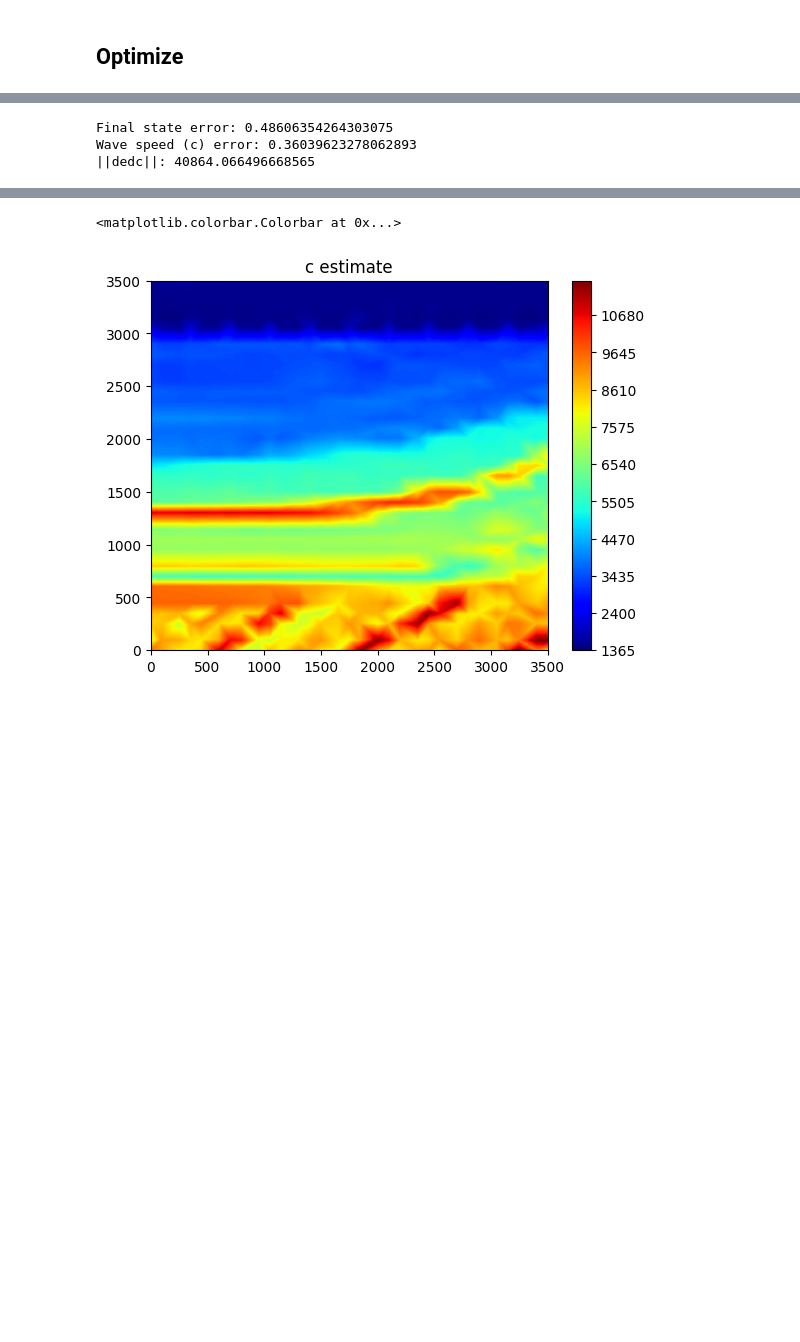
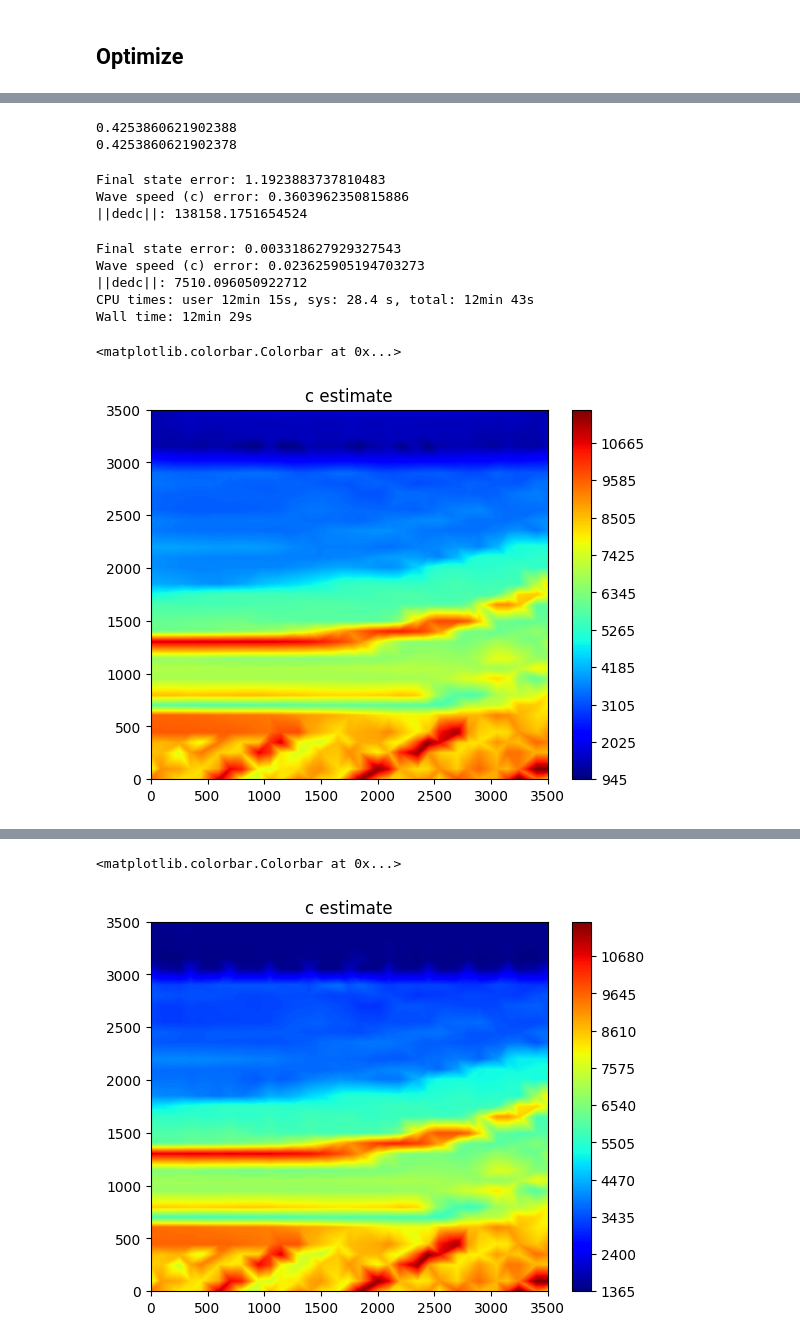
Before and after one commit to kieranricardo/ader-dg-transport, a Jupyter notebook: notebooks/dg_adjoint-receivers.ipynb, the cells around one changed output, grey strips where cells are left out. Cells and saved outputs as stored; diff of their text form; code cells hidden in the pictures; blank space fills up the shorter version.

```diff
--- a/notebooks/dg_adjoint-receivers.ipynb
+++ b/notebooks/dg_adjoint-receivers.ipynb
@@ -279,17 +251,30 @@ print((v2.ravel() * out1).sum())
+# %%
+forward_solver.cpp = False
+adjoint_solver.cpp = False
+out1 = optimizers[0].G_matvec(v1)
+out2 = optimizers[0].G_rmatvec(v2)
+
+print((v1.ravel() * out2).sum())
+print((v2.ravel() * out1).sum())
+# %% [output]
+0.4253860621902388
+0.4253860621902378
 # %%
 # error = optimizer.error(c0, fill_gradient=True)
-c_error = c0 - c_true
+c_error = c0 - c_exact
 
 weights = forward_solver.weights_2D[0][None, None, None, :] * forward_solver.dx * forward_solver.dy * 0.25
 final_state_norm = sum(0.5 * (weights * opt.target_data**2).sum() for opt in optimizers)
-c_norm = 0.5 * (c_true * c_true * forward_solver.weights_2D[None, None]).sum() * forward_solver.dx * forward_solver.dy * 0.25
+
+weights = forward_solver.weights_2D[None, None, :] * forward_solver.dx * forward_solver.dy * 0.25
+c_norm = 0.5 * (c_exact**2 * weights).sum()
 
 print('Final state error:', cost_function(c0) / final_state_norm)
-print('Wave speed (c) error:', 0.5 * (c_error * c_error * forward_solver.weights_2D[None, None]).sum() * forward_solver.dx * forward_solver.dy * 0.25 / c_norm)
+print('Wave speed (c) error:', 0.5 * (c_error**2 * weights).sum() / c_norm)
 
-dedc = optimizer.jac_function(c0)
+dedc = jac_function(c0)
 print('||dedc||:', np.linalg.norm(dedc))
 # %% [output]
-Final state error: 0.48606354264303075
-Wave speed (c) error: 0.36039623278062893
-||dedc||: 40864.066496668565
+Final state error: 1.1923883737810483
+Wave speed (c) error: 0.3603962350815886
+||dedc||: 138158.1751654524
@@ -330,3 +377,29 @@ plt.colorbar()
+# %%
+%%time
+result = scipy.optimize.minimize(
+    cost_function, c0.ravel(), jac=scaled_jac_function, method='L-BFGS-B', options=options
+)
+
+c_est = result.x.reshape(forward_solver.c.shape)
+c_error = c_est - c_exact
+
+print('Final state error:', cost_function(c_est) / final_state_norm)
+print('Wave speed (c) error:', 0.5 * (c_error**2 * weights).sum() / c_norm)
+
+dedc = jac_function(c_est)
+print('||dedc||:', np.linalg.norm(dedc))
+
+plt.title(f'c estimate')
+plt.tricontourf(xs.ravel(), ys.ravel(), (c_est).ravel(), levels=1000, cmap='jet')
+plt.colorbar()
+# %% [output]
+Final state error: 0.003318627929327543
+Wave speed (c) error: 0.023625905194703273
+||dedc||: 7510.096050922712
+CPU times: user 12min 15s, sys: 28.4 s, total: 12min 43s
+Wall time: 12min 29s
+<matplotlib.colorbar.Colorbar at 0x...>
+[figure, added]
 # %%
 %%time
 result = scipy.optimize.minimize(
```
Also changed, not shown: parts of 34 cells of this notebook, 3 other files.
